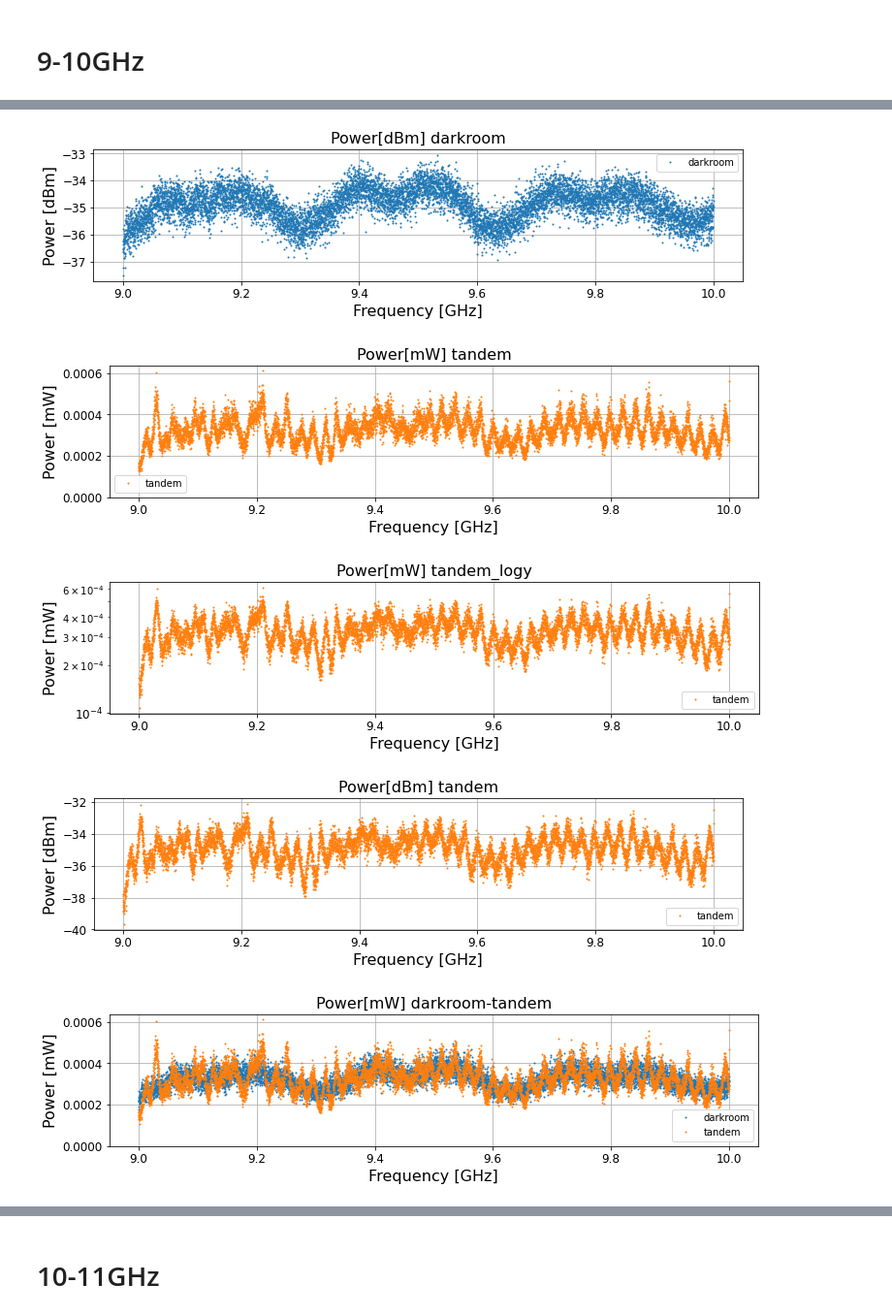
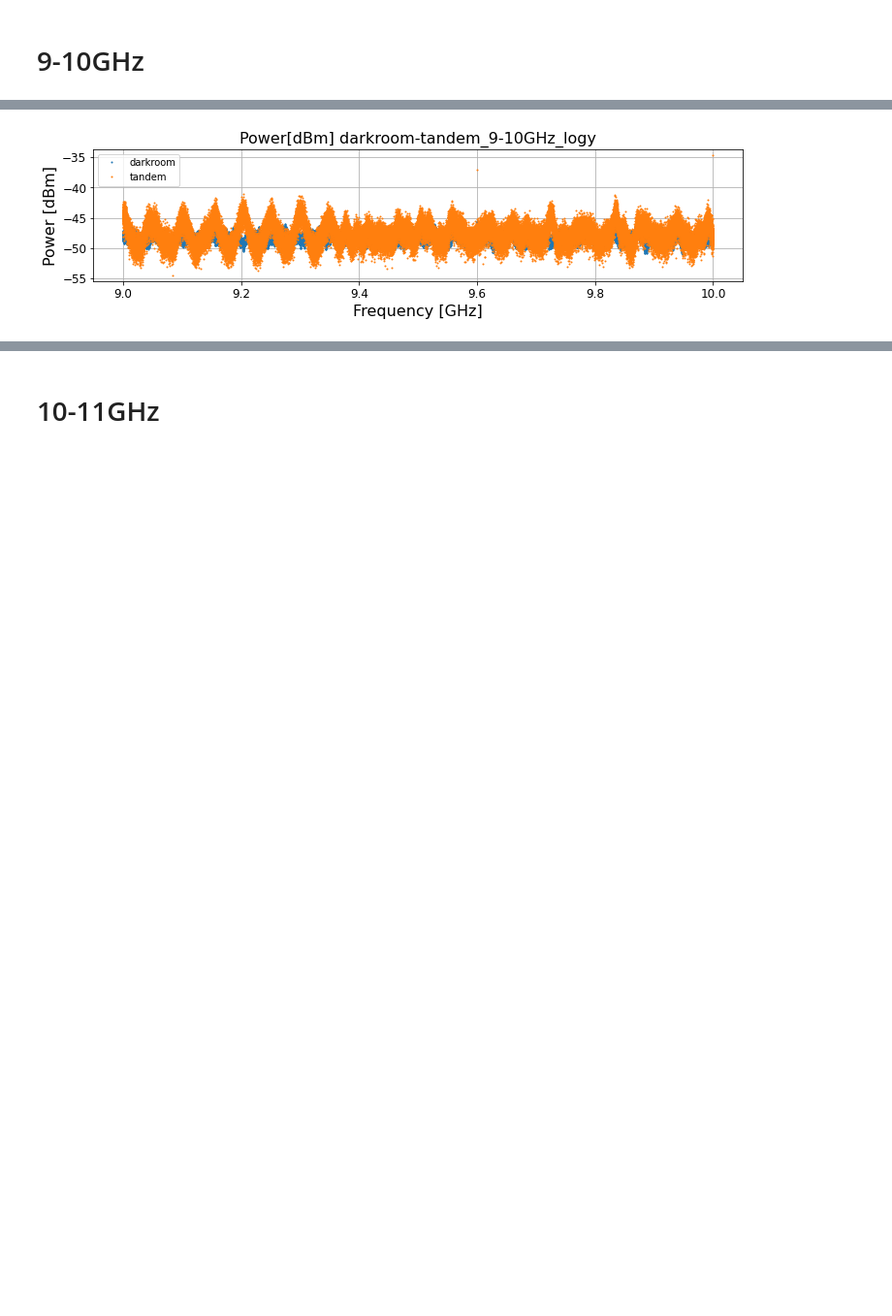
Before and after one commit to sadachi5/dosue-analysis, a Jupyter notebook: DOSUE-J/Spurious/Spurious_USB_20220304.ipynb, the cells around one changed output, grey strips where cells are left out. Shown at 97% size. Drawn from its saved outputs; the diff is of its cells as text; code cells hidden in the pictures; blank space fills up the shorter version.

Commit message:
update script DOSUE-J/Spurious, Y-factor for Anshitsu measurement 20220304

```diff
--- a/DOSUE-J/Spurious/Spurious_USB_20220304.ipynb
+++ b/DOSUE-J/Spurious/Spurious_USB_20220304.ipynb
@@ -1,7 +1,7 @@
 # %% [markdown]
 # Setting
 # %%
-outdir = './output'
+outdir = './output_spurious'
 csvType='Keysight'
 
 import os
@@ -23,9 +25,15 @@ from utils import *
 def read_and_plot(
     filename_list, label_list, suffix_list, color_list, suffix_all, outdir,
     markersize=1.0, linestyle='', linewidth=0,
-    xmin=None, xmax=None, ymin=None, ymax=None
+    xmin=None, xmax=None, ymin=None, ymax=None,
+    figsize = (12, 2.5),
     ):
-    figsize = (12, 2.5)
+    # Check output directory
+    if not os.path.isdir(outdir):
+        print(f'Create a new directory for output files! --> {outdir}')
+        os.mkdir(outdir)
+        pass
+
     freq_list = []
     power_list = []
     for filename in filename_list:
@@ -42,6 +50,7 @@ def read_and_plot(
 
     # Plot each data
     for freq, power, label, suffix, color in zip(freq_list, power_list, label_list, suffix_list, color_list):
+        '''
         plot_power(
             False, [freq], [power], [label], [color], f'{suffix}{suffix_all}', outdir,
             markersize=markersize, linestyle=linestyle, linewidth=linewidth, figsize=figsize,
@@ -50,6 +59,7 @@ def read_and_plot(
             False, [freq], [power], [label], [color], f'{suffix}{suffix_all}_logy', outdir, logy=True,
             markersize=markersize, linestyle=linestyle, linewidth=linewidth, figsize=figsize,
             xmin=xmin, xmax=xmax, ymin=ymin, ymax=ymax)
+        '''
         plot_power(
             True, [freq], [power], [label], [color], f'{suffix}{suffix_all}', outdir,
             markersize=markersize, linestyle=linestyle, linewidth=linewidth, figsize=figsize,
@@ -57,16 +67,21 @@ def read_and_plot(
         pass
 
     # Plot all datas
+    suffix = '-'.join(suffix_list)
+    if len(suffix)>50: suffix = suffix[:50]
+    suffix += suffix_all
+    '''
     plot_power(
-        False, freq_list, power_list, label_list, color_list, '-'.join(suffix_list)+f'{suffix_all}', outdir,
+        False, freq_list, power_list, label_list, color_list, suffix, outdir,
         markersize=markersize, linestyle=linestyle, linewidth=linewidth, figsize=figsize,
         xmin=xmin, xmax=xmax, ymin=ymin, ymax=ymax)
     plot_power(
-        False, freq_list, power_list, label_list, color_list, '-'.join(suffix_list)+f'{suffix_all}_logy', outdir, logy=True,
+        False, freq_list, power_list, label_list, color_list, f'{suffix}_logy', outdir, logy=True,
         markersize=markersize, linestyle=linestyle, linewidth=linewidth, figsize=figsize,
         xmin=xmin, xmax=xmax, ymin=ymin, ymax=ymax)
+    '''
     plot_power(
-        True, freq_list, power_list, label_list, color_list, '-'.join(suffix_list)+f'{suffix_all}_logy', outdir,
+        True, freq_list, power_list, label_list, color_list, f'{suffix}_logy', outdir,
         markersize=markersize, linestyle=linestyle, linewidth=linewidth, figsize=figsize,
         xmin=xmin, xmax=xmax, ymin=to_dB(ymin), ymax=to_dB(ymax))
 
@@ -124,16 +130,17 @@ read_and_plot(
 # %% [markdown]
 # 9-10GHz
 # %%
-datadir_new = './../data_20220303'
-datadir_base = './../data_20220303'
-filename_new = f'{datadir_new}/220302_004_300K_9_10GHz.csv'
-filename_base = f'{datadir_base}/220302_004_300K_9_10GHz_without_allECO.csv'
+datadir_new = './../../../data/dosue-j_20220304'
+datadir_base = './../../../data/dosue-j_reference_20220303'
+filename_new = f'{datadir_new}/220304_003_spurious_9-10GHz_wtSpeECO_1.csv'
+filename_base = f'{datadir_base}/220303_002_300K_9_10GHz_without_allECO_rbw5k.csv'
 suffix_new = 'darkroom'
 suffix_base = 'tandem'
+suffix_all = '_9-10GHz'
 freq_min = 9. # initial cut on freq
 freq_max = 10. # initial cut on freq
 
 read_and_plot(
     [filename_new, filename_base], [suffix_new, suffix_base], [suffix_new, suffix_base], ['tab:blue', 'tab:orange'],
-    suffix_all='', outdir=outdir)
+    suffix_all=suffix_all, outdir=outdir)
 # %% [output]
@@ -142,5 +149 @@ read_and_plot(
-[figure, old version]
+[figure, new version]
-[figure, removed]
-[figure, removed]
-[figure, removed]
-[figure, removed]
```
Also changed, not shown: parts of 14 cells of this notebook, 6 other files.
